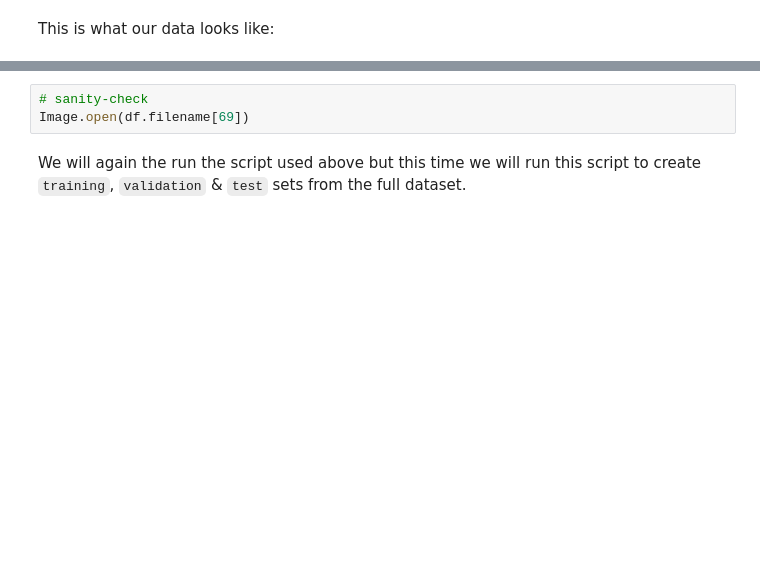
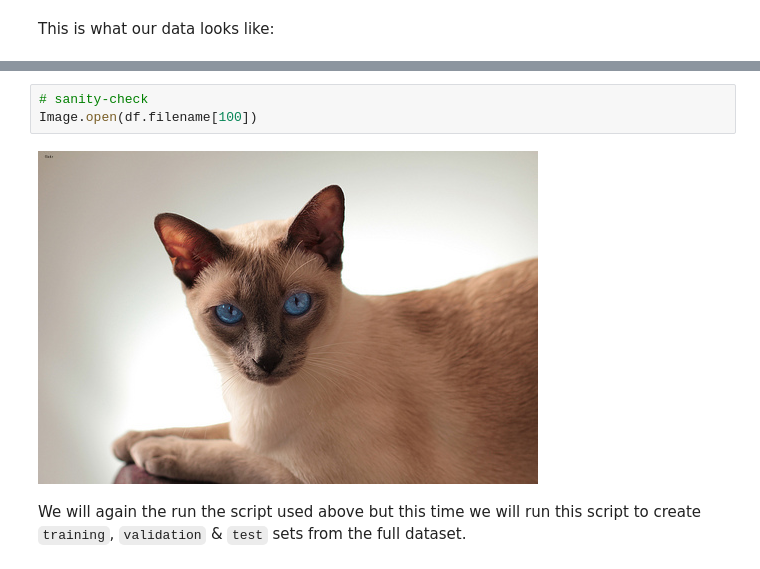
Before and after one commit to benihime91/retinanet_pet_detector, a Jupyter notebook: demo.ipynb, the cells around one changed output, grey strips where cells are left out. Saved outputs shown, nothing was run; the diff lists cells and outputs as text; blank space fills up the shorter version.

```diff
--- a/demo.ipynb
+++ b/demo.ipynb
@@ -84,6 +141,8 @@ df.head(5)
 # %%
 # sanity-check
-Image.open(df.filename[69])
+Image.open(df.filename[100])
+# %% [output]
+[figure, added]
 # %% [markdown]
 We will again the run the script used above but this time we will run this script to create `training`, `validation` & `test` sets from the full dataset.
 # %%
```
Also changed, not shown: parts of 16 cells of this notebook.
